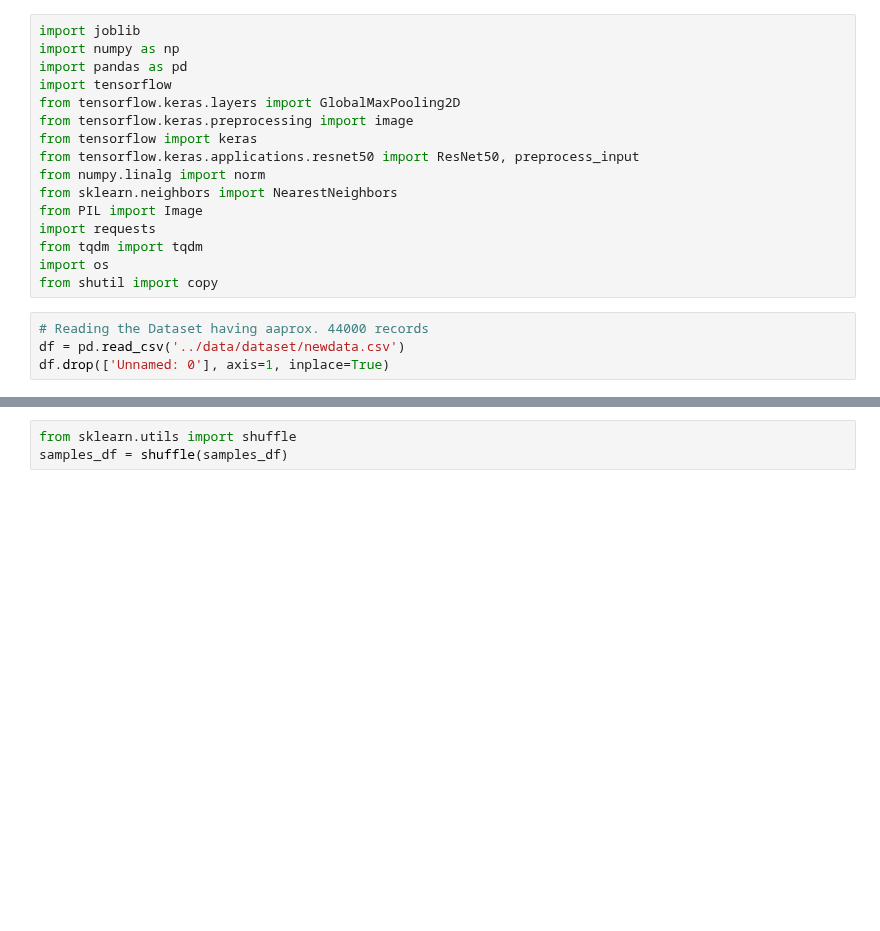
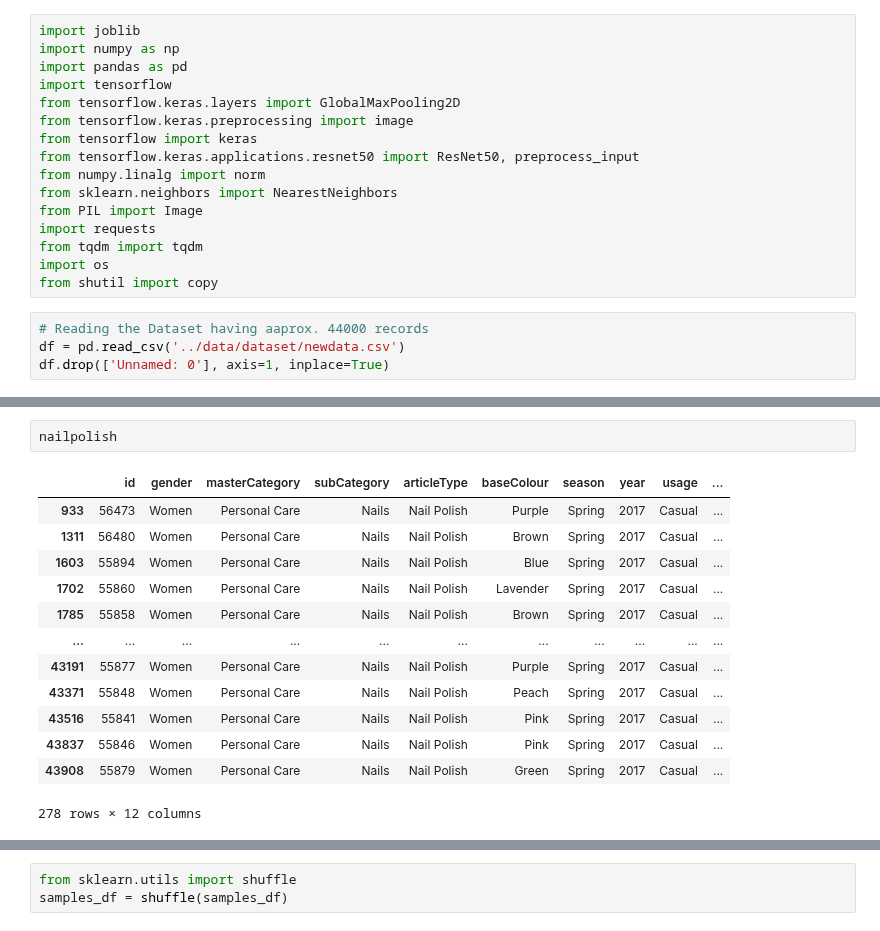
Before and after one commit to p-sachin/product_recommender, a Jupyter notebook: notebooks/final_notebook.ipynb, the cells around one changed output, grey strips where cells are left out. Drawn from its saved outputs; the diff is of its cells as text; blank space fills up the shorter version.

```diff
--- a/notebooks/final_notebook.ipynb
+++ b/notebooks/final_notebook.ipynb
@@ -20,0 +47,16 @@ df.drop(['Unnamed: 0'], axis=1, inplace=True)
+# %%
+nailpolish
+# %% [output]
+|  | id | gender | masterCategory | subCategory | articleType | baseColour | season | year | usage | ... |
+| 933 | 56473 | Women | Personal Care | Nails | Nail Polish | Purple | Spring | 2017 | Casual | ... |
+| 1311 | 56480 | Women | Personal Care | Nails | Nail Polish | Brown | Spring | 2017 | Casual | ... |
+| 1603 | 55894 | Women | Personal Care | Nails | Nail Polish | Blue | Spring | 2017 | Casual | ... |
+| 1702 | 55860 | Women | Personal Care | Nails | Nail Polish | Lavender | Spring | 2017 | Casual | ... |
+| 1785 | 55858 | Women | Personal Care | Nails | Nail Polish | Brown | Spring | 2017 | Casual | ... |
+| ... | ... | ... | ... | ... | ... | ... | ... | ... | ... | ... |
+| 43191 | 55877 | Women | Personal Care | Nails | Nail Polish | Purple | Spring | 2017 | Casual | ... |
+| 43371 | 55848 | Women | Personal Care | Nails | Nail Polish | Peach | Spring | 2017 | Casual | ... |
+| 43516 | 55841 | Women | Personal Care | Nails | Nail Polish | Pink | Spring | 2017 | Casual | ... |
+| 43837 | 55846 | Women | Personal Care | Nails | Nail Polish | Pink | Spring | 2017 | Casual | ... |
+| 43908 | 55879 | Women | Personal Care | Nails | Nail Polish | Green | Spring | 2017 | Casual | ... |
+278 rows × 12 columns
```
Also changed, not shown: parts of 42 cells of this notebook, 28 other files.
